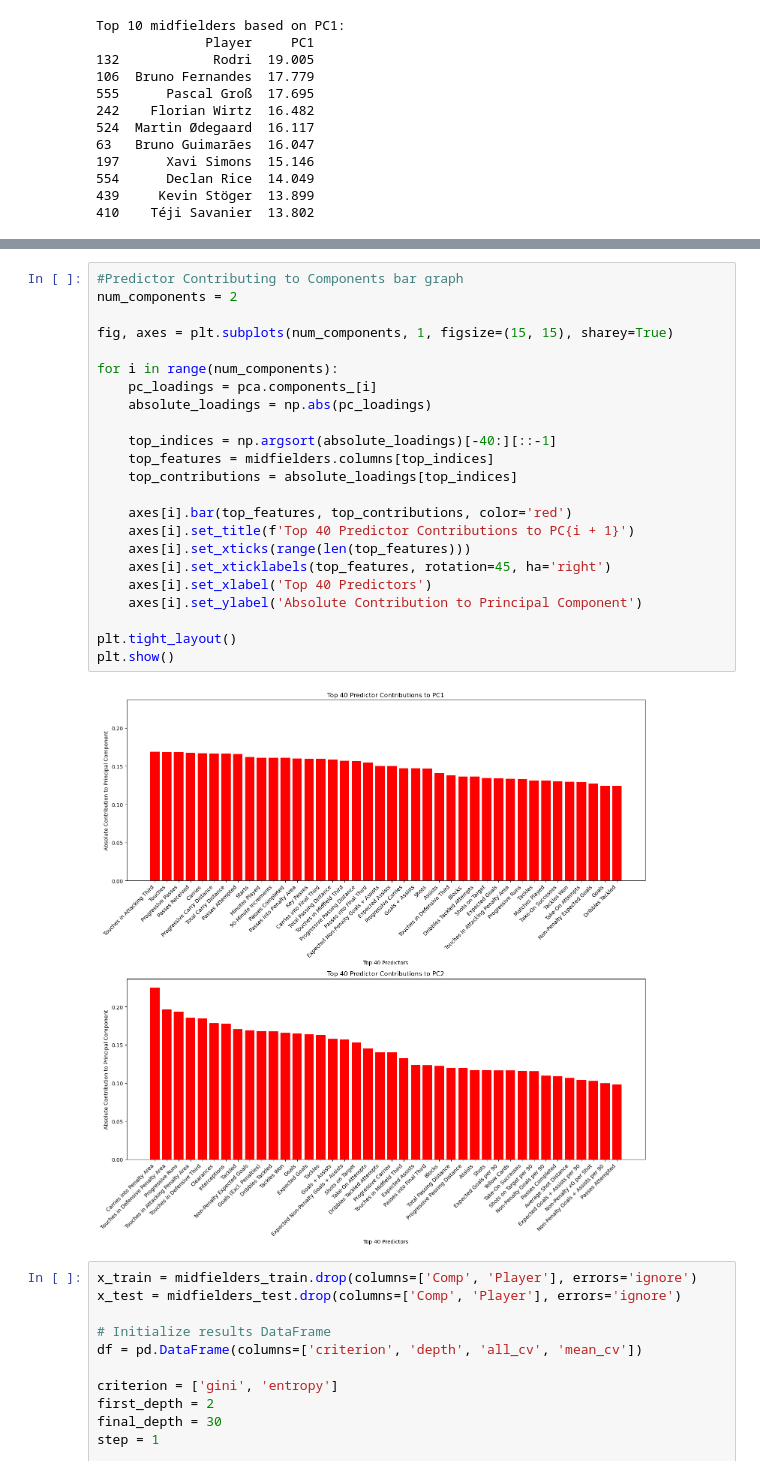
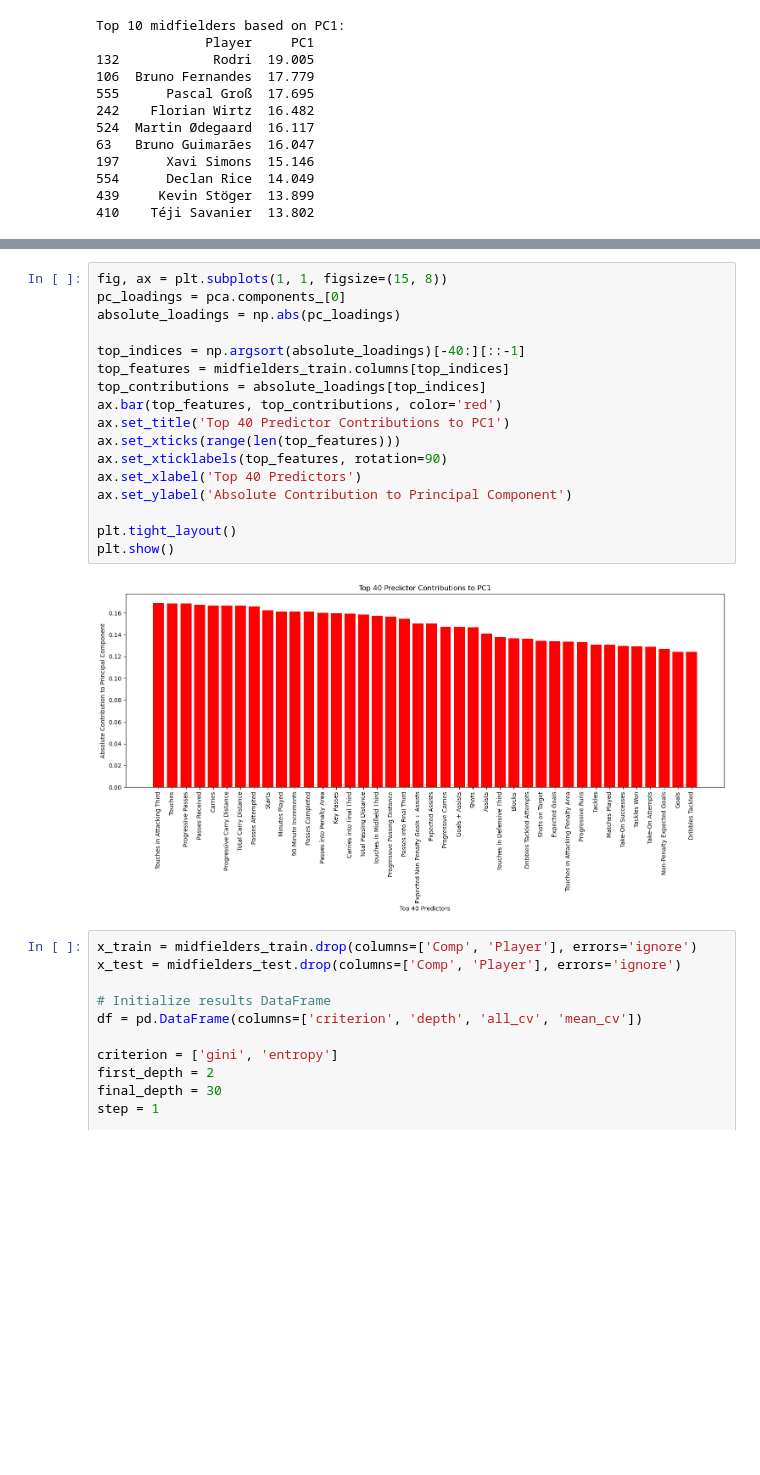
Before and after one commit to kezeani/109aproject, a Jupyter notebook: project.ipynb, the cells around one changed output, grey strips where cells are left out. Saved outputs shown, nothing was run; the diff lists cells and outputs as text; blank space fills up the shorter version.

```diff
--- a/project.ipynb
+++ b/project.ipynb
@@ -650,30 +614,24 @@ plt.show()
 # %% [output]
 [figure]
 # %%
-#Predictor Contributing to Components bar graph
-num_components = 2
+fig, ax = plt.subplots(1, 1, figsize=(15, 8))
+pc_loadings = pca.components_[0]
+absolute_loadings = np.abs(pc_loadings)
 
-fig, axes = plt.subplots(num_components, 1, figsize=(15, 15), sharey=True)
-
-for i in range(num_components):
-    pc_loadings = pca.components_[i]
-    absolute_loadings = np.abs(pc_loadings)
-
-    top_indices = np.argsort(absolute_loadings)[-40:][::-1]
-    top_features = midfielders.columns[top_indices]
-    top_contributions = absolute_loadings[top_indices]
-
-    axes[i].bar(top_features, top_contributions, color='red')
-    axes[i].set_title(f'Top 40 Predictor Contributions to PC{i + 1}')
-    axes[i].set_xticks(range(len(top_features)))
-    axes[i].set_xticklabels(top_features, rotation=45, ha='right')
-    axes[i].set_xlabel('Top 40 Predictors')
-    axes[i].set_ylabel('Absolute Contribution to Principal Component')
+top_indices = np.argsort(absolute_loadings)[-40:][::-1]
+top_features = midfielders_train.columns[top_indices]
+top_contributions = absolute_loadings[top_indices]
+ax.bar(top_features, top_contributions, color='red')
+ax.set_title('Top 40 Predictor Contributions to PC1')
+ax.set_xticks(range(len(top_features)))
+ax.set_xticklabels(top_features, rotation=90)
+ax.set_xlabel('Top 40 Predictors')
+ax.set_ylabel('Absolute Contribution to Principal Component')
 
 plt.tight_layout()
 plt.show()
 # %% [output]
-[figure, old version]
+[figure, new version]
 # %%
 x_train = midfielders_train.drop(columns=['Comp', 'Player'], errors='ignore')
 x_test = midfielders_test.drop(columns=['Comp', 'Player'], errors='ignore')
```
Also changed, not shown: parts of 10 cells of this notebook.
